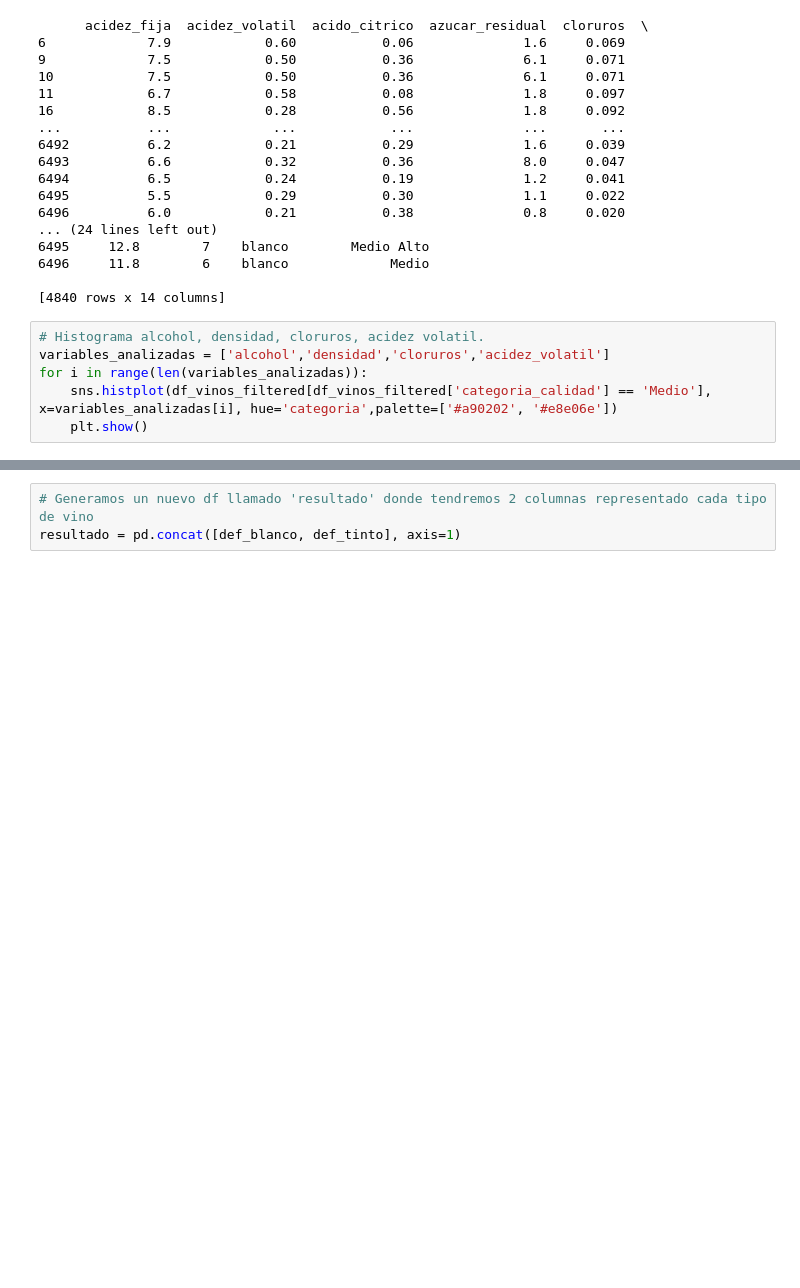
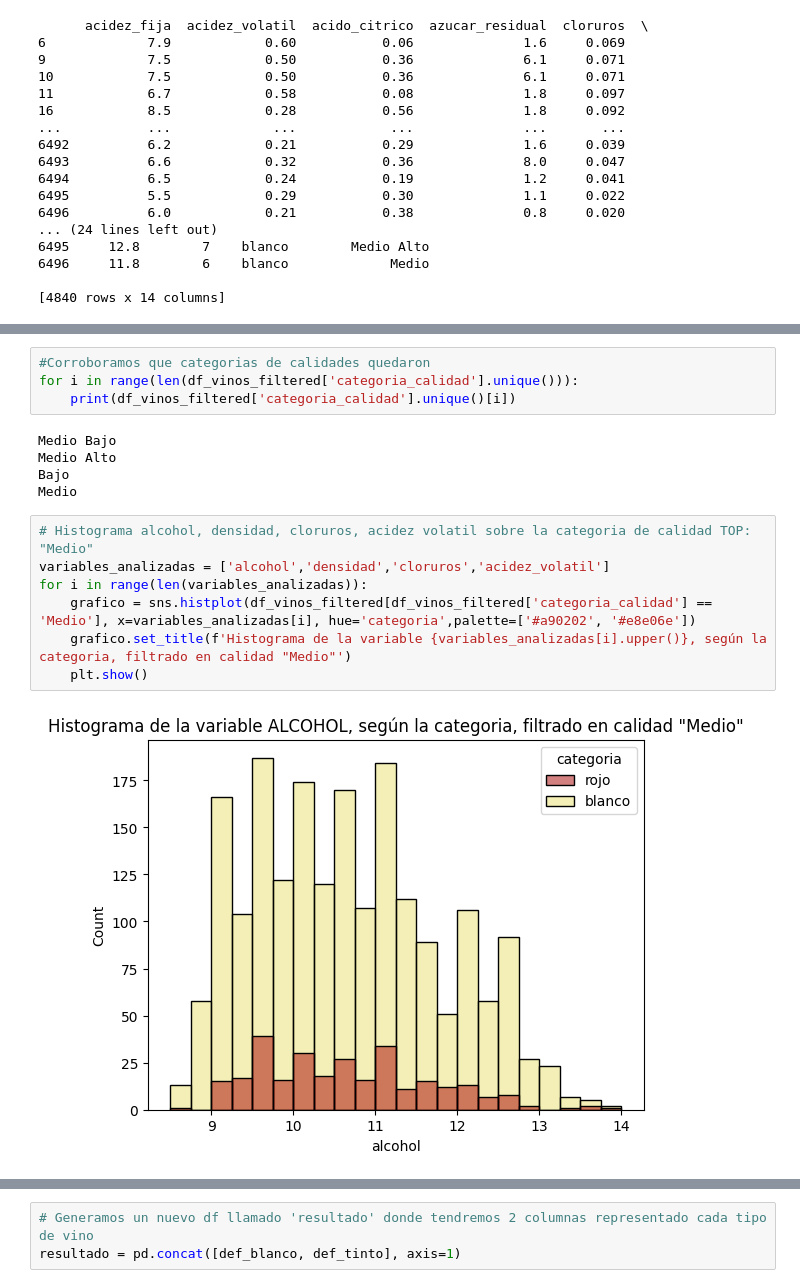
Before and after one commit to MartinO32/procesamiento_de_datos_G11_ISPC, a Jupyter notebook: Proyecto_Final.ipynb, the cells around one changed output, grey strips where cells are left out. Cells and saved outputs as stored; diff of their text form; blank space fills up the shorter version.

```diff
--- a/Proyecto_Final.ipynb
+++ b/Proyecto_Final.ipynb
@@ -450,9 +457,3 @@ print(df_vinos_filtered)
 6496     11.8        6    blanco             Medio
 
 [4840 rows x 14 columns]
-# %%
-# Histograma alcohol, densidad, cloruros, acidez volatil.
-variables_analizadas = ['alcohol','densidad','cloruros','acidez_volatil']
-for i in range(len(variables_analizadas)):
-    sns.histplot(df_vinos_filtered[df_vinos_filtered['categoria_calidad'] == 'Medio'], x=variables_analizadas[i], hue='categoria',palette=['#a90202', '#e8e06e'])
-    plt.show()
@@ -468,0 +478,18 @@ plt.show()
+# %%
+#Corroboramos que categorias de calidades quedaron
+for i in range(len(df_vinos_filtered['categoria_calidad'].unique())):
+    print(df_vinos_filtered['categoria_calidad'].unique()[i])
+# %% [output]
+Medio Bajo
+Medio Alto
+Bajo
+Medio
+# %%
+# Histograma alcohol, densidad, cloruros, acidez volatil sobre la categoria de calidad TOP: "Medio"
+variables_analizadas = ['alcohol','densidad','cloruros','acidez_volatil']
+for i in range(len(variables_analizadas)):
+    grafico = sns.histplot(df_vinos_filtered[df_vinos_filtered['categoria_calidad'] == 'Medio'], x=variables_analizadas[i], hue='categoria',palette=['#a90202', '#e8e06e'])
+    grafico.set_title(f'Histograma de la variable {variables_analizadas[i].upper()}, según la categoria, filtrado en calidad "Medio"')
+    plt.show()
+# %% [output]
+[figure, added]
```
Also changed, not shown: parts of 31 cells of this notebook.
